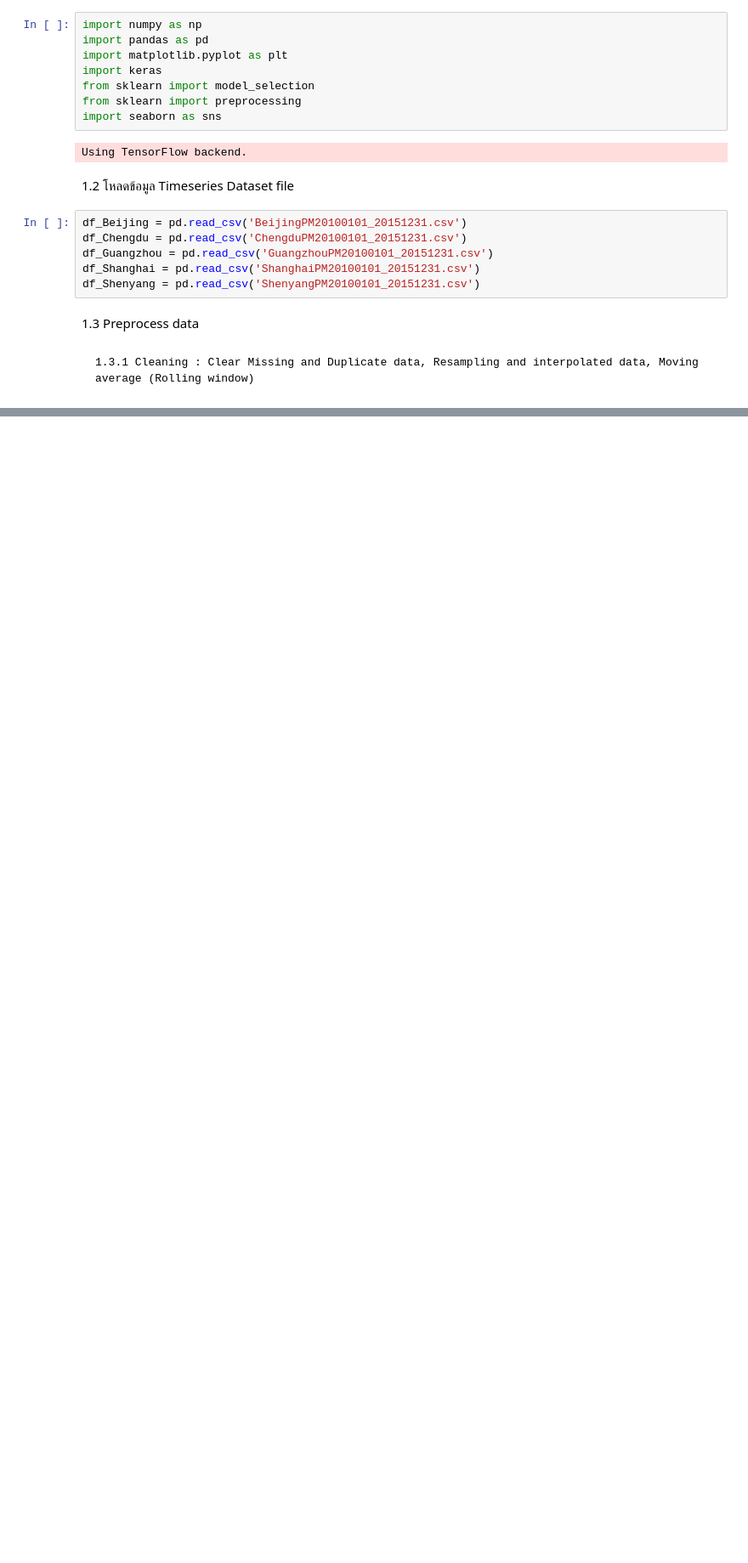
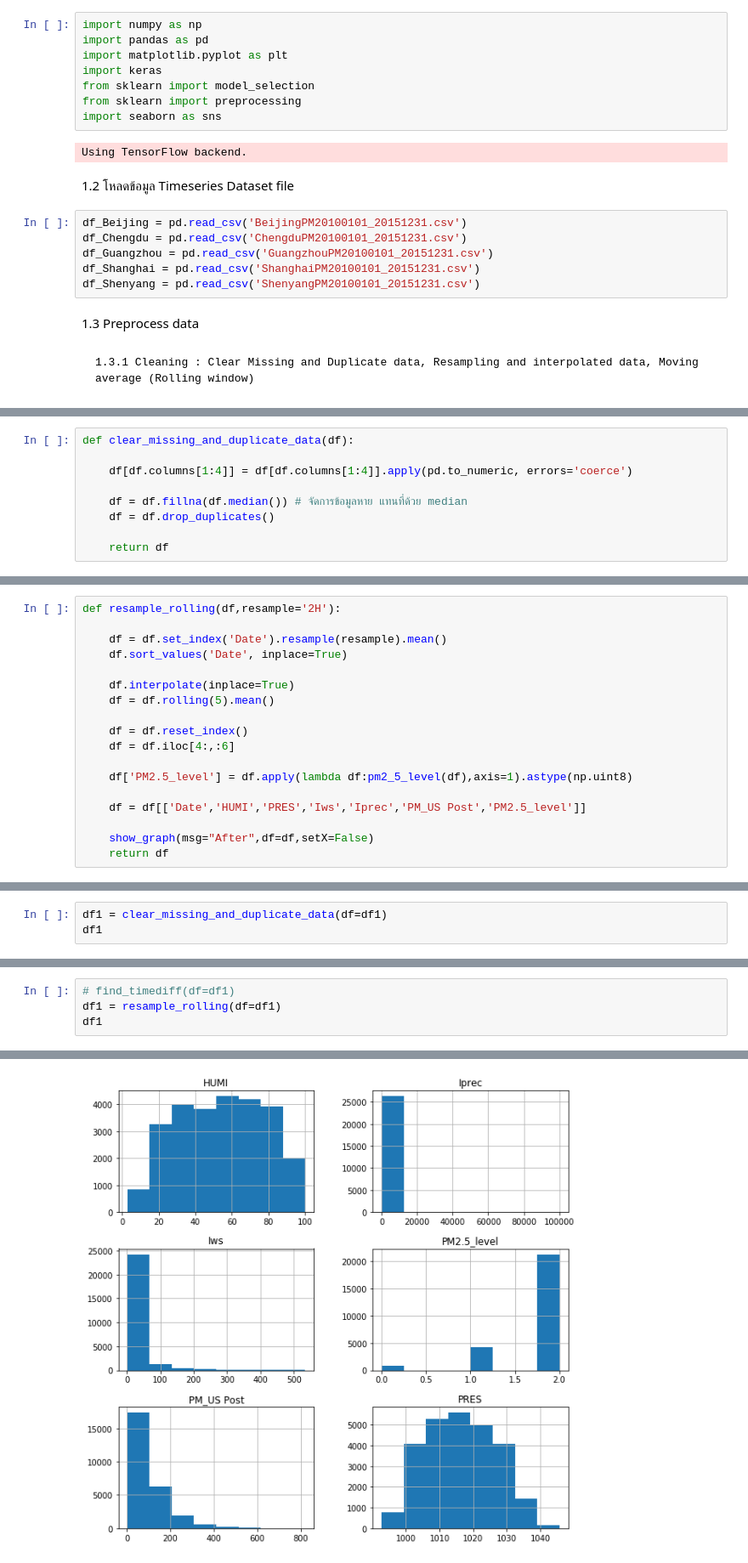
Before and after one commit to beamconan/ML, a Jupyter notebook: Lab 03/Lab 03.ipynb, the cells around one changed output, grey strips where cells are left out. Shown at 85% size. Drawn from its saved outputs; the diff is of its cells as text; blank space fills up the shorter version.

```diff
--- a/Lab 03/Lab 03.ipynb
+++ b/Lab 03/Lab 03.ipynb
@@ -35,0 +71,9 @@ def clear_missing_and_duplicate_data(df):
+# %%
+def clear_missing_and_duplicate_data(df):
+
+    df[df.columns[1:4]] = df[df.columns[1:4]].apply(pd.to_numeric, errors='coerce')
+
+    df = df.fillna(df.median()) # จัดการข้อมูลหาย แทนที่ด้วย median
+    df = df.drop_duplicates()
+
+    return df
@@ -35,0 +85,18 @@ def clear_missing_and_duplicate_data(df):
+# %%
+def resample_rolling(df,resample='2H'):
+
+    df = df.set_index('Date').resample(resample).mean()
+    df.sort_values('Date', inplace=True)
+
+    df.interpolate(inplace=True)
+    df = df.rolling(5).mean()
+
+    df = df.reset_index()
+    df = df.iloc[4:,:6]
+
+    df['PM2.5_level'] = df.apply(lambda df:pm2_5_level(df),axis=1).astype(np.uint8)
+
+    df = df[['Date','HUMI','PRES','Iws','Iprec','PM_US Post','PM2.5_level']]
+
+    show_graph(msg="After",df=df,setX=False)
+    return df
@@ -35,0 +123,3 @@ def clear_missing_and_duplicate_data(df):
+# %%
+df1 = clear_missing_and_duplicate_data(df=df1)
+df1
@@ -35,0 +140,5 @@ def clear_missing_and_duplicate_data(df):
+# %%
+# find_timediff(df=df1)
+df1 = resample_rolling(df=df1)
+df1
+# %% [output]
@@ -35,0 +158 @@ def clear_missing_and_duplicate_data(df):
+[figure, added]
```
Also changed, not shown: parts of 17 cells of this notebook.
